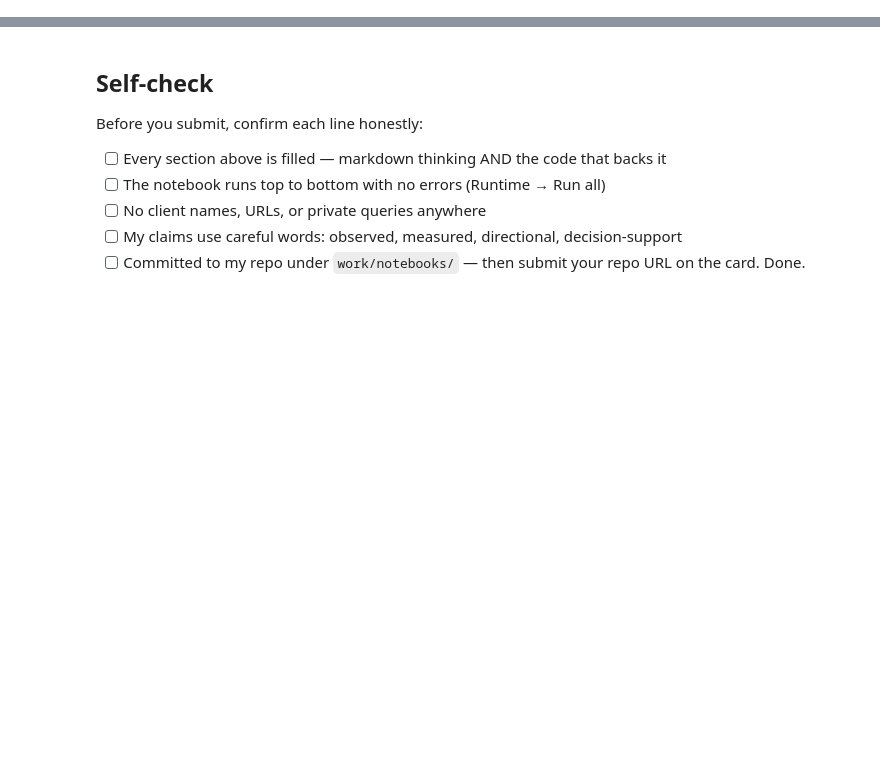
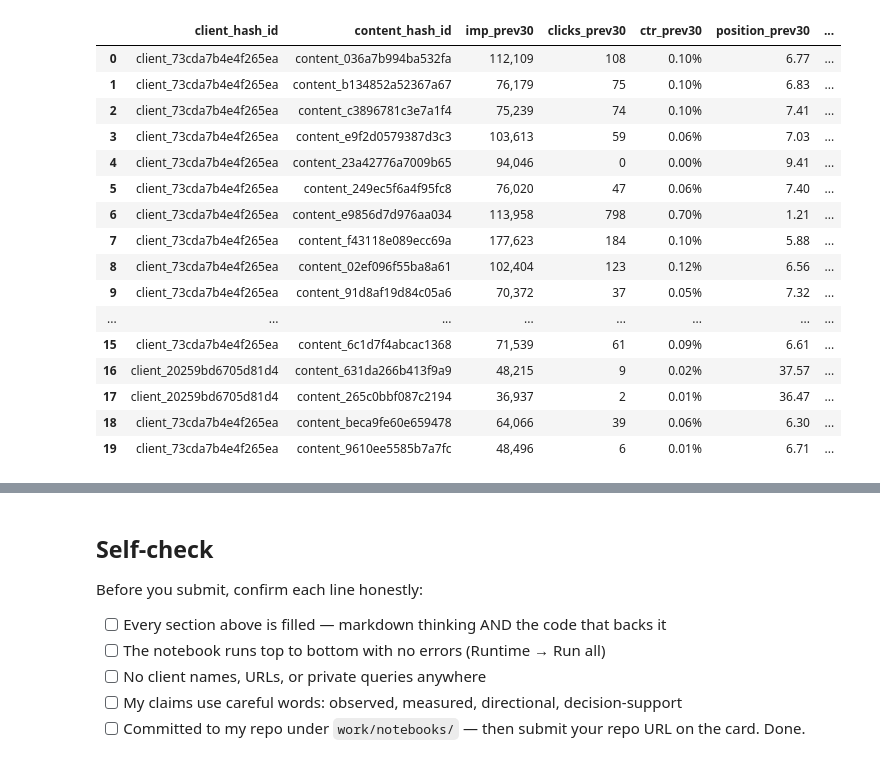
Before and after one commit to daniakhan123/flyrank-ml-internship-starter, a Jupyter notebook: work/notebooks/capstone.ipynb, the cells around one changed output, grey strips where cells are left out. Saved outputs shown, nothing was run; the diff lists cells and outputs as text; code cells hidden in the pictures; blank space fills up the shorter version.

```diff
--- a/work/notebooks/capstone.ipynb
+++ b/work/notebooks/capstone.ipynb
@@ -51,3 +557,87 @@ This analysis supports a content-prioritization decision: identifying which cont
 # %%
-# This cell is for CODE (numbers, a query, a check).
-# Write your text answer in the cell ABOVE this one — typing sentences here breaks Run All.
+# Section 6 — Generate ranked content recommendations
+
+# Create a scoring table from the held-out test observations.
+# The model probability represents estimated risk of the decline class.
+
+recommendations = model_ready.iloc[test_idx].copy()
+
+recommendations["decline_risk"] = prob
+
+# Normalize historical impressions so that very large pages
+# do not automatically dominate the ranking.
+recommendations["log_impressions"] = np.log1p(
+    recommendations["imp_prev30"]
+)
+
+# Create a simple priority score:
+# predicted risk × log historical impressions
+recommendations["priority_score"] = (
+    recommendations["decline_risk"] *
+    recommendations["log_impressions"]
+)
+
+# Rank highest-priority content first
+recommendations = recommendations.sort_values(
+    "priority_score",
+    ascending=False
+).reset_index(drop=True)
+
+# Add simple action labels
+recommendations["recommended_action"] = np.select(
+    [
+        recommendations["decline_risk"] >= 0.80,
+        recommendations["decline_risk"] >= 0.60
+    ],
+    [
+        "Prioritize for review",
+        "Review / monitor"
+    ],
+    default="Monitor"
+)
+
+# Show the top 20 recommendations
+top_recommendations = recommendations[
+    [
+        "client_hash_id",
+        "content_hash_id",
+        "imp_prev30",
+        "clicks_prev30",
+        "ctr_prev30",
+        "position_prev30",
+        "position_volatility",
+        "decline_risk",
+        "priority_score",
+        "recommended_action"
+    ]
+].head(20)
+
+display(
+    top_recommendations.style.format({
+        "imp_prev30": "{:,.0f}",
+        "clicks_prev30": "{:,.0f}",
+        "ctr_prev30": "{:.2%}",
+        "position_prev30": "{:.2f}",
+        "position_volatility": "{:.2f}",
+        "decline_risk": "{:.2%}",
+        "priority_score": "{:.2f}"
+    })
+)
+# %% [output]
+|  | client_hash_id | content_hash_id | imp_prev30 | clicks_prev30 | ctr_prev30 | position_prev30 | ... |
+| 0 | client_73cda7b4e4f265ea | content_036a7b994ba532fa | 112,109 | 108 | 0.10% | 6.77 | ... |
+| 1 | client_73cda7b4e4f265ea | content_b134852a52367a67 | 76,179 | 75 | 0.10% | 6.83 | ... |
+| 2 | client_73cda7b4e4f265ea | content_c3896781c3e7a1f4 | 75,239 | 74 | 0.10% | 7.41 | ... |
+| 3 | client_73cda7b4e4f265ea | content_e9f2d0579387d3c3 | 103,613 | 59 | 0.06% | 7.03 | ... |
+| 4 | client_73cda7b4e4f265ea | content_23a42776a7009b65 | 94,046 | 0 | 0.00% | 9.41 | ... |
+| 5 | client_73cda7b4e4f265ea | content_249ec5f6a4f95fc8 | 76,020 | 47 | 0.06% | 7.40 | ... |
+| 6 | client_73cda7b4e4f265ea | content_e9856d7d976aa034 | 113,958 | 798 | 0.70% | 1.21 | ... |
+| 7 | client_73cda7b4e4f265ea | content_f43118e089ecc69a | 177,623 | 184 | 0.10% | 5.88 | ... |
+| 8 | client_73cda7b4e4f265ea | content_02ef096f55ba8a61 | 102,404 | 123 | 0.12% | 6.56 | ... |
+| 9 | client_73cda7b4e4f265ea | content_91d8af19d84c05a6 | 70,372 | 37 | 0.05% | 7.32 | ... |
+| ... | ... | ... | ... | ... | ... | ... | ... |
+| 15 | client_73cda7b4e4f265ea | content_6c1d7f4abcac1368 | 71,539 | 61 | 0.09% | 6.61 | ... |
+| 16 | client_20259bd6705d81d4 | content_631da266b413f9a9 | 48,215 | 9 | 0.02% | 37.57 | ... |
+| 17 | client_20259bd6705d81d4 | content_265c0bbf087c2194 | 36,937 | 2 | 0.01% | 36.47 | ... |
+| 18 | client_73cda7b4e4f265ea | content_beca9fe60e659478 | 64,066 | 39 | 0.06% | 6.30 | ... |
+| 19 | client_73cda7b4e4f265ea | content_9610ee5585b7a7fc | 48,496 | 6 | 0.01% | 6.71 | ... |
```
Also changed, not shown: parts of 15 cells of this notebook.
